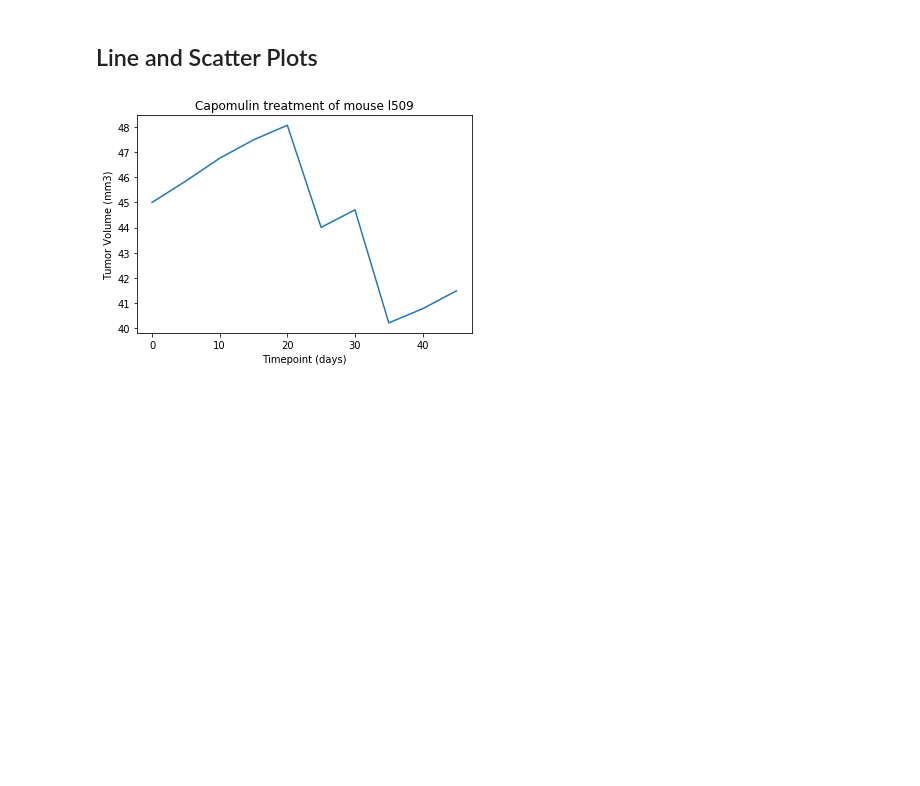
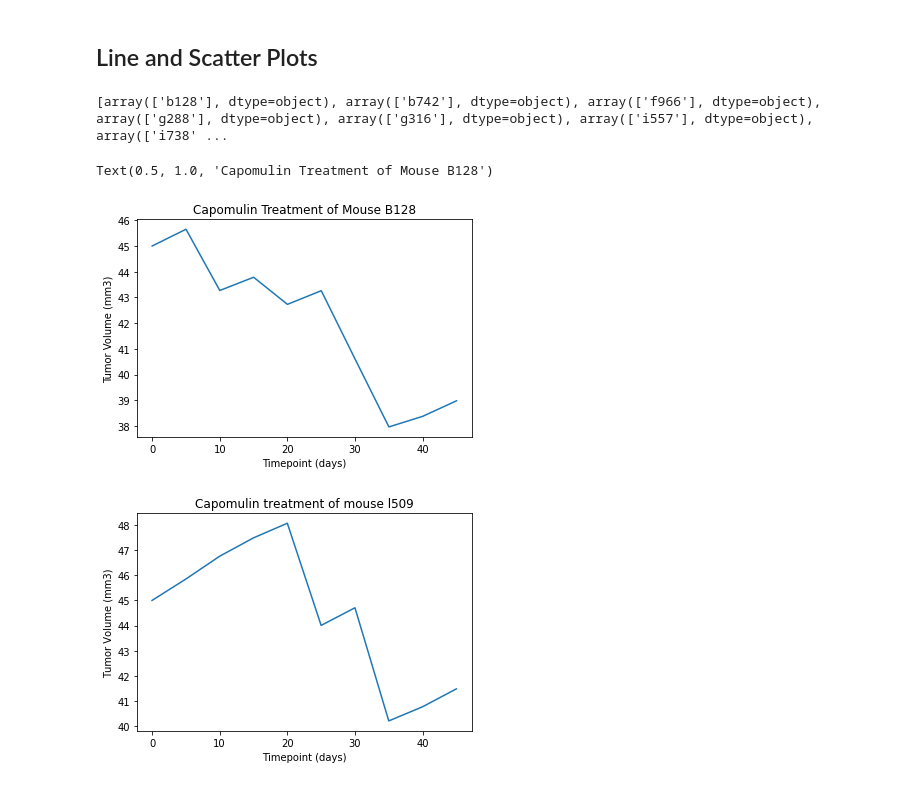
Before and after one commit to gmitt98/visualization-challenge, a Jupyter notebook: pymaceuticals_starter.ipynb, the cells around one changed output. Drawn from its saved outputs; the diff is of its cells as text; code cells hidden in the pictures; blank space fills up the shorter version.

```diff
--- a/pymaceuticals_starter.ipynb
+++ b/pymaceuticals_starter.ipynb
@@ -303,6 +400,29 @@ Ceftamin's potential outliers: Series([], Name: Tumor Volume (mm3), dtype: float
 [figure]
 # %% [markdown]
 ## Line and Scatter Plots
+# %%
+capomulin_df = mouse_study_complete_clean[mouse_study_complete_clean["Drug Regimen"] == "Capomulin"]
+capomulin_ids = capomulin_df.groupby("Mouse ID")["Mouse ID"].unique().tolist()
+print(capomulin_ids)
+# I can see that b128 is one such mouse
+# %% [output]
+[array(['b128'], dtype=object), array(['b742'], dtype=object), array(['f966'], dtype=object), array(['g288'], dtype=object), array(['g316'], dtype=object), array(['i557'], dtype=object), array(['i738' ...
+# %%
+mouse_id = 'b128'
+mouse_b128_df = mouse_study_complete_clean[mouse_study_complete_clean["Mouse ID"] == mouse_id]
+mouse_b128_time = mouse_b128_df["Timepoint"]
+mouse_b128_tumor_volume = mouse_b128_df["Tumor Volume (mm3)"]
+
+#print(mouse_b128_time)
+#print(mouse_b128_tumor_volume)
+
+plt.plot(mouse_b128_time, mouse_b128_tumor_volume)
+plt.xlabel("Timepoint (days)")
+plt.ylabel("Tumor Volume (mm3)")
+plt.title("Capomulin Treatment of Mouse B128")
+# %% [output]
+Text(0.5, 1.0, 'Capomulin Treatment of Mouse B128')
+[figure, added]
 # %%
 # Generate a line plot of tumor volume vs. time point for a mouse treated with Capomulin
 # %% [output]
```
Also changed, not shown: parts of 13 cells of this notebook.
